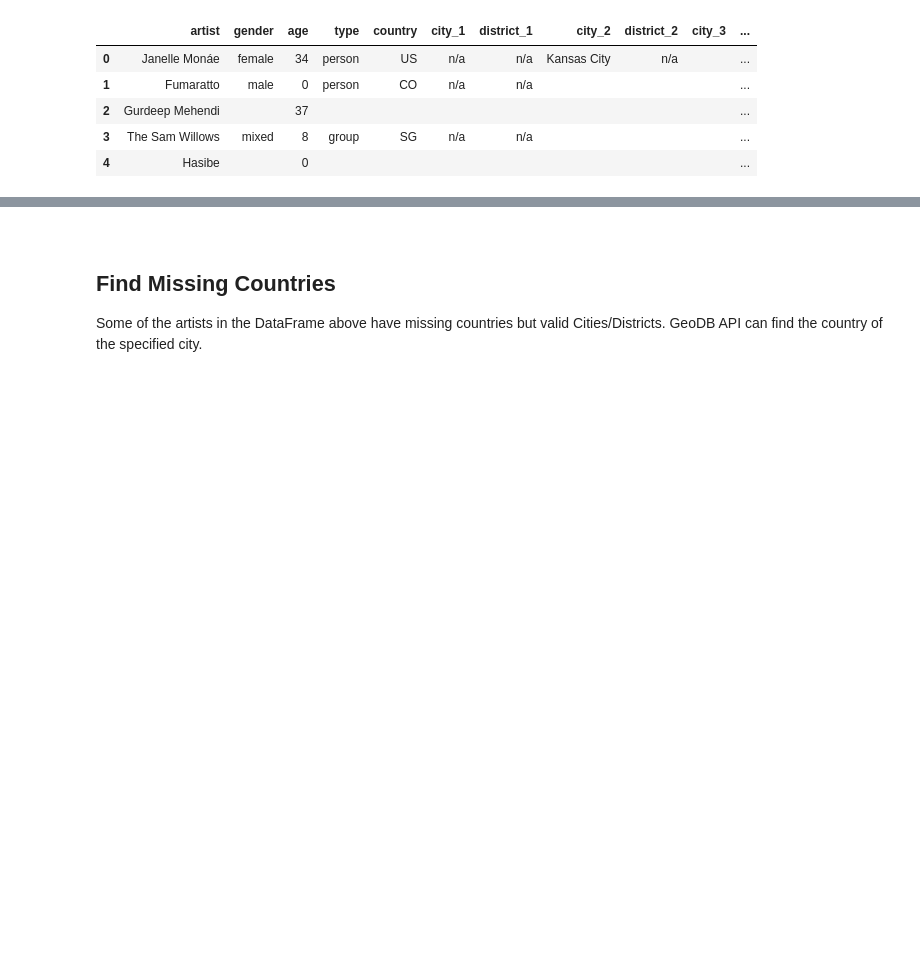
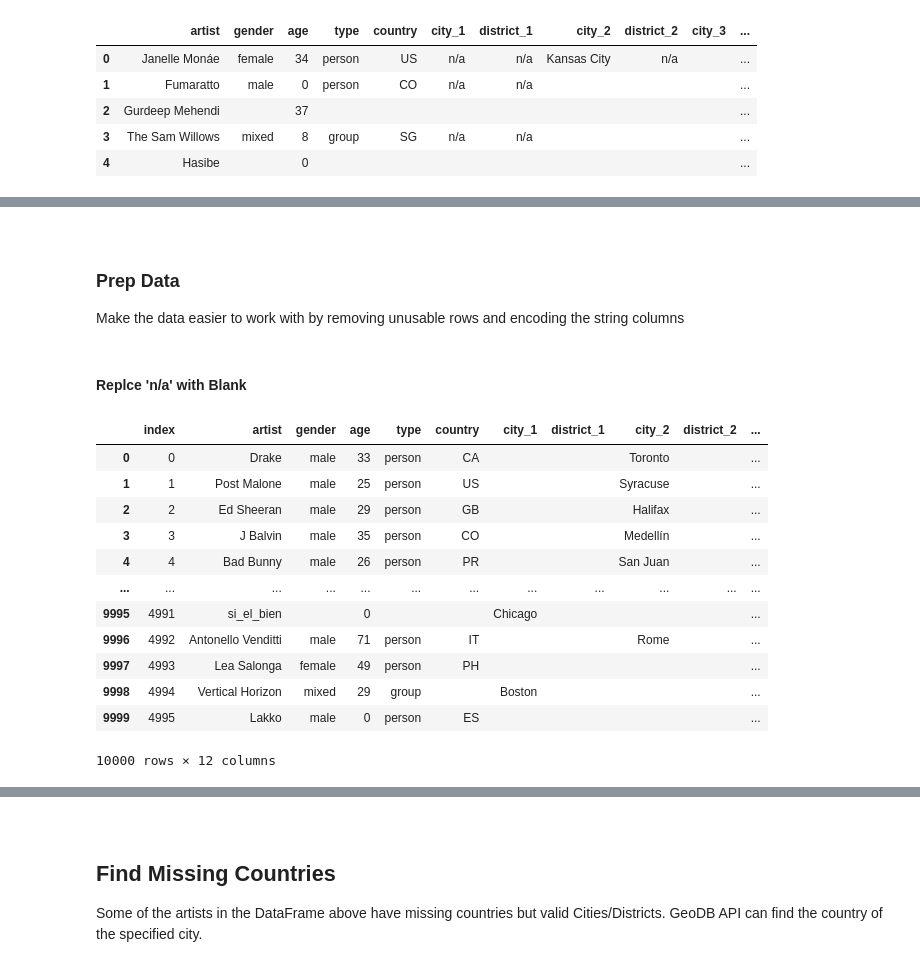
Before and after one commit to jacKlinc/spotify-usage-analysis, a Jupyter notebook: notebooks/1_spotipy_scraping_src.ipynb, the cells around one changed output, grey strips where cells are left out. Saved outputs shown, nothing was run; the diff lists cells and outputs as text; code cells hidden in the pictures; blank space fills up the shorter version.

```diff
--- a/notebooks/1_spotipy_scraping_src.ipynb
+++ b/notebooks/1_spotipy_scraping_src.ipynb
@@ -371,0 +376,31 @@ top10k
+# %% [markdown]
+&nbsp;
+### Prep Data
+Make the data easier to work with by removing unusable rows and encoding the string columns
+# %% [markdown]
+#### Replce 'n/a' with Blank
+# %%
+# Set n/a to blank
+top10k.loc[top10k['city_1'] == 'n/a', 'city_1'] = ''
+top10k.loc[top10k['city_2'] == 'n/a', 'city_2'] = ''
+top10k.loc[top10k['city_3'] == 'n/a', 'city_3'] = ''
+
+top10k.loc[top10k['district_1'] == 'n/a', 'district_1'] = ''
+top10k.loc[top10k['district_2'] == 'n/a', 'district_2'] = ''
+top10k.loc[top10k['district_3'] == 'n/a', 'district_3'] = ''
+
+top10k
+# %% [output]
+|  | index | artist | gender | age | type | country | city_1 | district_1 | city_2 | district_2 | ... |
+| 0 | 0 | Drake | male | 33 | person | CA |  |  | Toronto |  | ... |
+| 1 | 1 | Post Malone | male | 25 | person | US |  |  | Syracuse |  | ... |
+| 2 | 2 | Ed Sheeran | male | 29 | person | GB |  |  | Halifax |  | ... |
+| 3 | 3 | J Balvin | male | 35 | person | CO |  |  | Medellín |  | ... |
+| 4 | 4 | Bad Bunny | male | 26 | person | PR |  |  | San Juan |  | ... |
+| ... | ... | ... | ... | ... | ... | ... | ... | ... | ... | ... | ... |
+| 9995 | 4991 | si_el_bien |  | 0 |  |  | Chicago |  |  |  | ... |
+| 9996 | 4992 | Antonello Venditti | male | 71 | person | IT |  |  | Rome |  | ... |
+| 9997 | 4993 | Lea Salonga | female | 49 | person | PH |  |  |  |  | ... |
+| 9998 | 4994 | Vertical Horizon | mixed | 29 | group |  | Boston |  |  |  | ... |
+| 9999 | 4995 | Lakko | male | 0 | person | ES |  |  |  |  | ... |
+10000 rows × 12 columns
```
Also changed, not shown: parts of 18 cells of this notebook, 1 other file.
